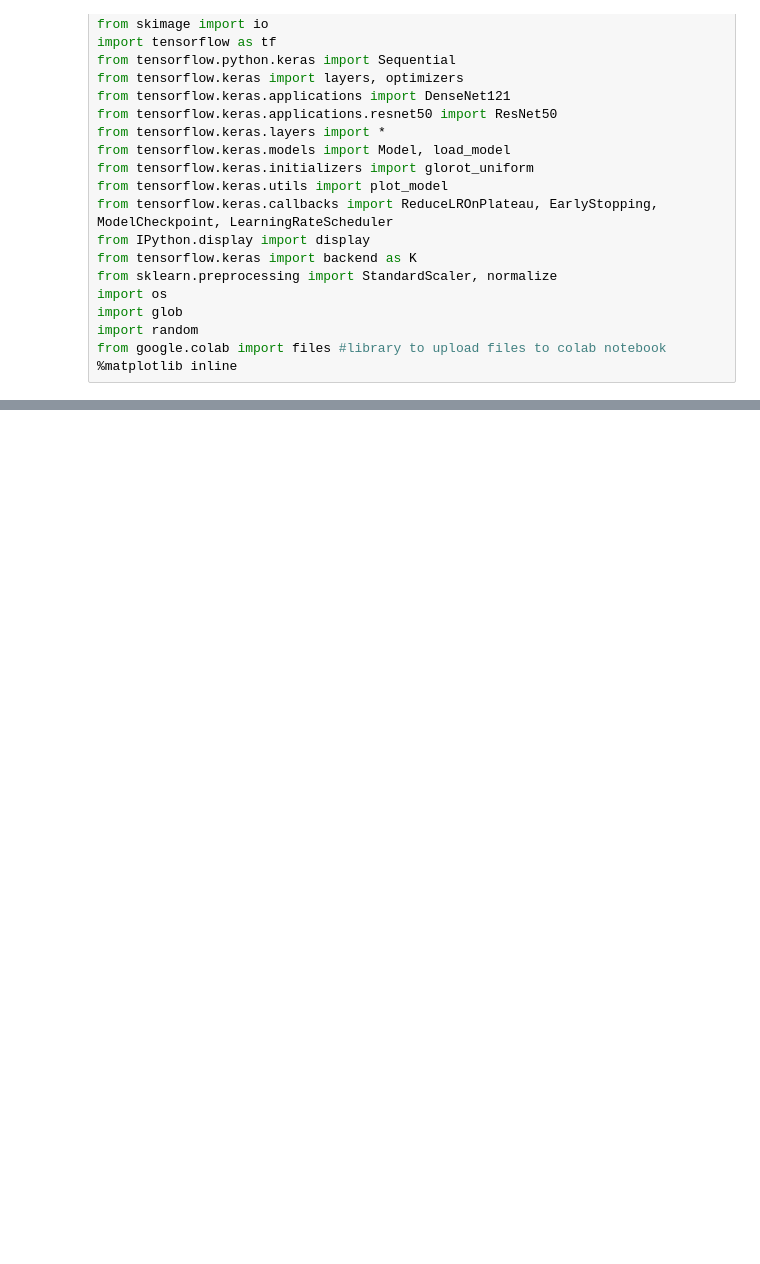
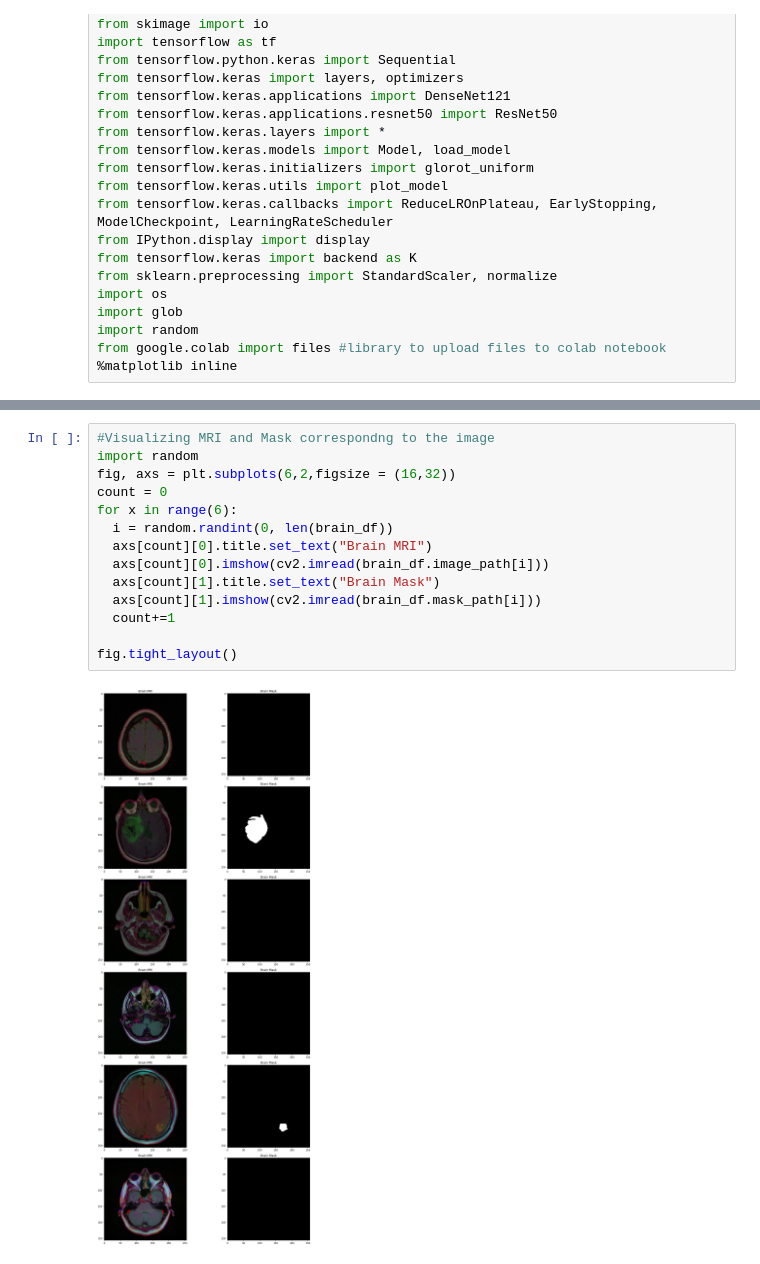
Before and after one commit to kshitijmalvankar/HealthCareAI, a Jupyter notebook: HealthCareAi.ipynb, the cells around one changed output, grey strips where cells are left out. Cells and saved outputs as stored; diff of their text form; blank space fills up the shorter version.

```diff
--- a/HealthCareAi.ipynb
+++ b/HealthCareAi.ipynb
@@ -30,0 +142,16 @@ from google.colab import files #library to upload files to colab notebook
+# %%
+#Visualizing MRI and Mask correspondng to the image
+import random
+fig, axs = plt.subplots(6,2,figsize = (16,32))
+count = 0
+for x in range(6):
+  i = random.randint(0, len(brain_df))
+  axs[count][0].title.set_text("Brain MRI")
+  axs[count][0].imshow(cv2.imread(brain_df.image_path[i]))
+  axs[count][1].title.set_text("Brain Mask")
+  axs[count][1].imshow(cv2.imread(brain_df.mask_path[i]))
+  count+=1
+
+fig.tight_layout()
+# %% [output]
+[figure, added]
```
Also changed, not shown: parts of 16 cells of this notebook.
